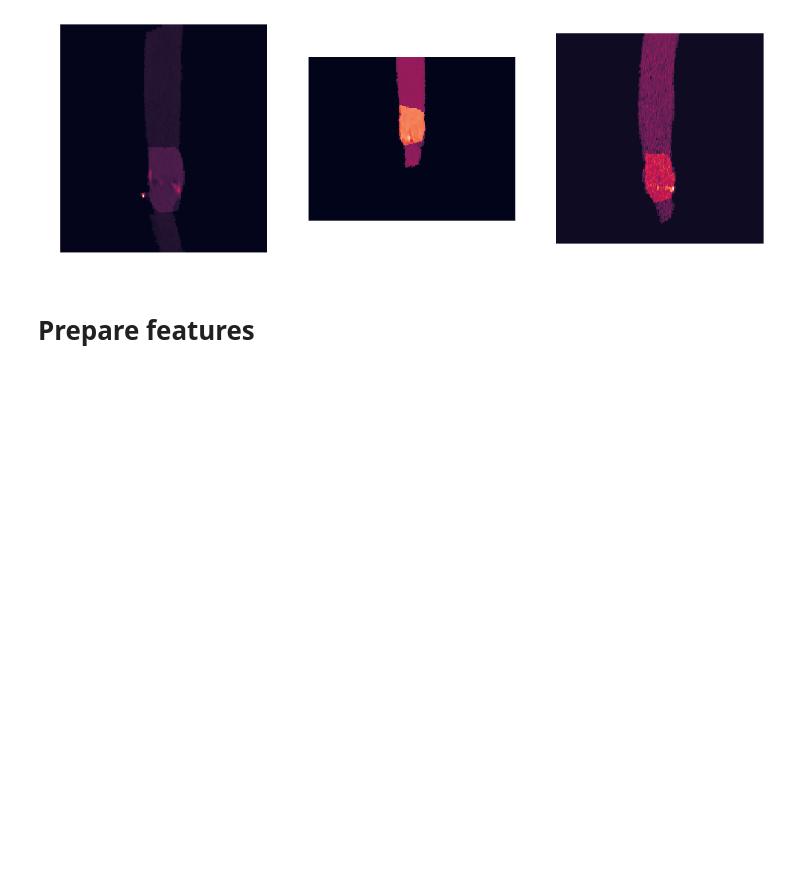
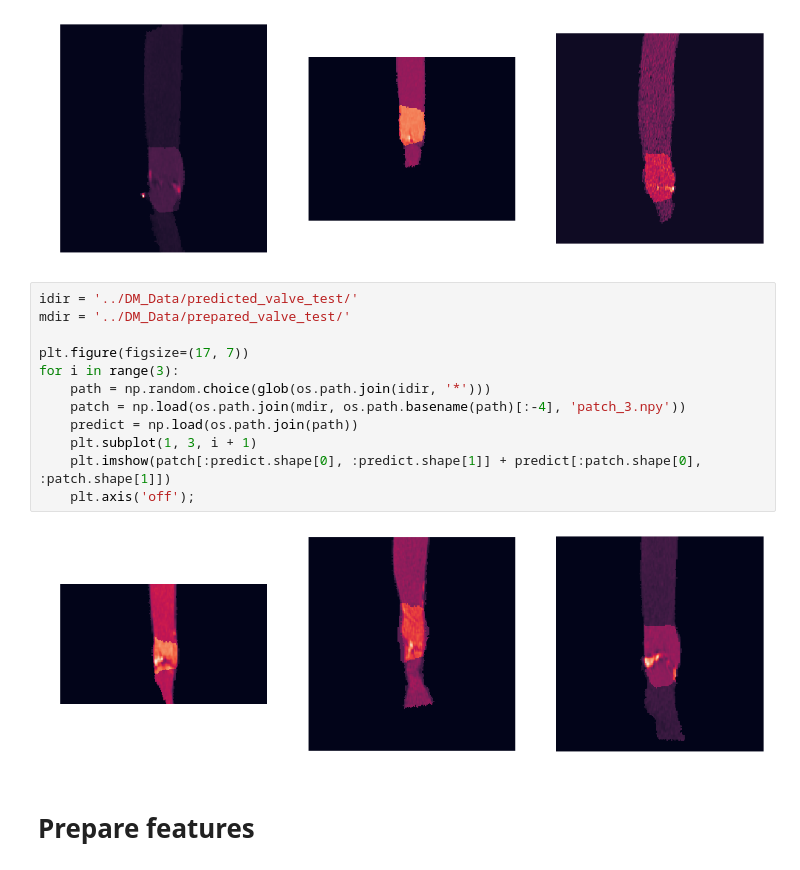
Before and after one commit to vessemer/AortaEstimation, a Jupyter notebook: demo.ipynb, the cells around one changed output. Drawn from its saved outputs; the diff is of its cells as text; blank space fills up the shorter version.

```diff
--- a/demo.ipynb
+++ b/demo.ipynb
@@ -294,6 +321,20 @@ for i in range(3):
     plt.axis('off');
 # %% [output]
 [figure]
+# %%
+idir = '../DM_Data/predicted_valve_test/'
+mdir = '../DM_Data/prepared_valve_test/'
+
+plt.figure(figsize=(17, 7))
+for i in range(3):
+    path = np.random.choice(glob(os.path.join(idir, '*')))
+    patch = np.load(os.path.join(mdir, os.path.basename(path)[:-4], 'patch_3.npy'))
+    predict = np.load(os.path.join(path))
+    plt.subplot(1, 3, i + 1)
+    plt.imshow(patch[:predict.shape[0], :predict.shape[1]] + predict[:patch.shape[0], :patch.shape[1]])
+    plt.axis('off');
+# %% [output]
+[figure, added]
 # %% [markdown]
 # Prepare features
 # %%
```
Also changed, not shown: parts of 10 cells of this notebook, 4 other files.
